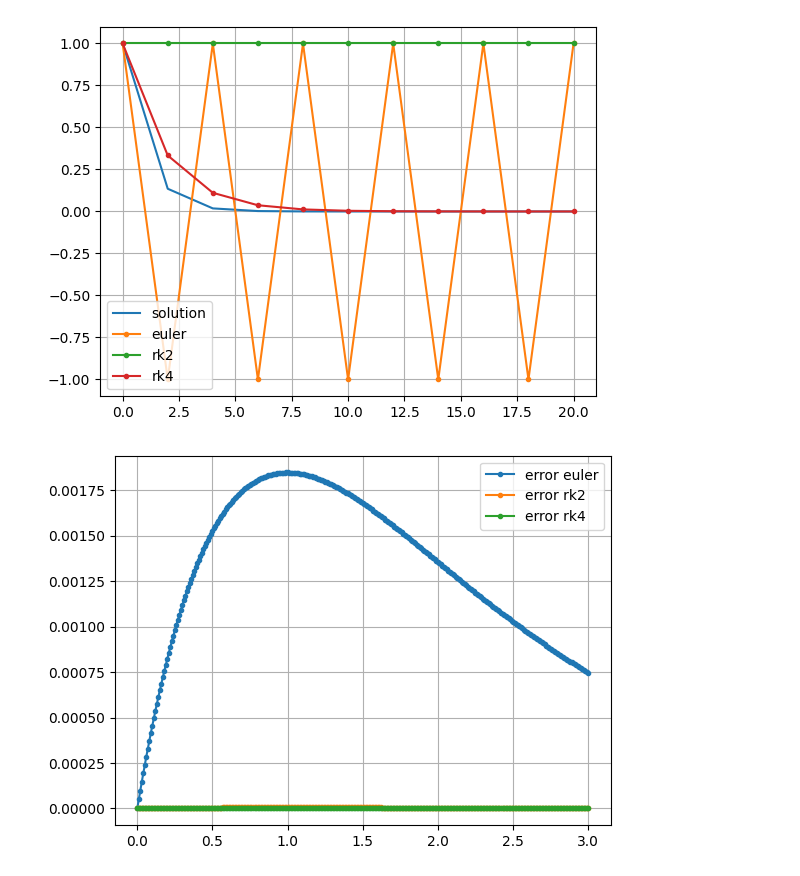
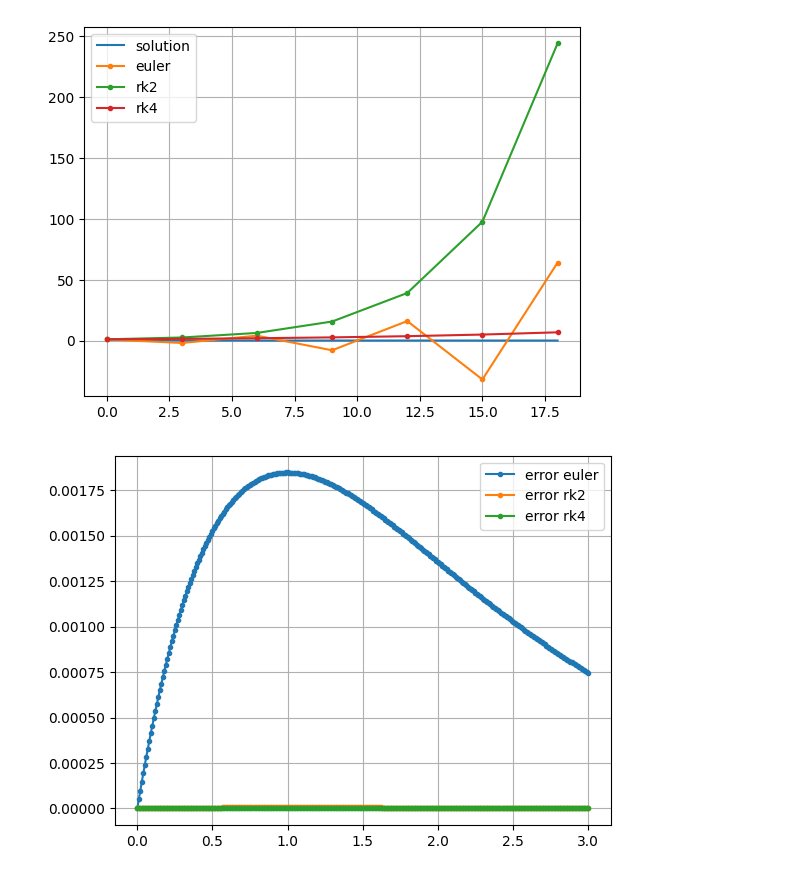
Before and after one commit to IDAnton/OFA, a Jupyter notebook: 6.ipynb, the cells around one changed output. Saved outputs shown, nothing was run; the diff lists cells and outputs as text; code cells hidden in the pictures.

```diff
--- a/6.ipynb
+++ b/6.ipynb
@@ -42,38 +42,39 @@ def rk4(f, t0, x0, b, h = 0.01):
     t = np.empty(n+1)
     x = np.empty(n+1)
     t[0] = t0
     x[0] = x0
     for i in range(1, n+1):
         k1 = f(t[i-1], x[i-1])
         k2 = f(t[i-1] + h/2, x[i-1] + h/2 * k1)
         k3 = f(t[i-1] + h/2, x[i-1] + h/2 * k2)
         k4 = f(t[i-1] + h, x[i-1] + h*k3)
         x[i] = x[i-1] + h/6*(k1 + 2*k2 + 2*k3 + k4)
         t[i] = t[i-1] + h
     return t, x
 
 
 def f(t, x):
     return -x
 
 def plt_show():
     plt.grid()
     plt.legend()
     plt.show()
 
-h = 2
-t0, x0 = euler(f, t0=0, x0=1, b=20, h=h)
-t1, x1 = rk2(f, t0=0, x0=1, b=20, h=h)
-t2, x2 = rk4(f, t0=0, x0=1, b=20, h=h)
+h = 3
+b = 20
+t0, x0 = euler(f, t0=0, x0=1, b=b, h=h)
+t1, x1 = rk2(f, t0=0, x0=1, b=b, h=h)
+t2, x2 = rk4(f, t0=0, x0=1, b=b, h=h)
 t_solution = t0
 x_solution = np.exp(-t_solution)
 plt.plot(t_solution, x_solution, label="solution")
 plt.plot(t0, x0, marker = ".", label="euler")
 plt.plot(t1, x1, marker = ".", label="rk2")
 plt.plot(t2, x2, marker = ".", label="rk4")
 plt_show()
 # %% [output]
-[figure, old version]
+[figure, new version]
 # %%
 plt.plot(t0, np.abs(x_solution-x0), marker = ".", label="error euler")
 plt.plot(t0, np.abs(x_solution-x1), marker = ".", label="error rk2")
```
Also changed, not shown: parts of 1 cell of this notebook, 1 other file.
